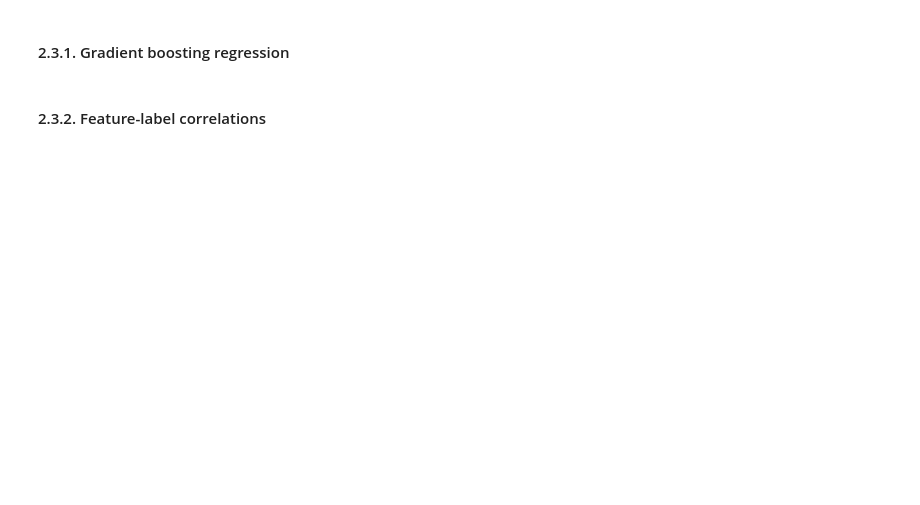
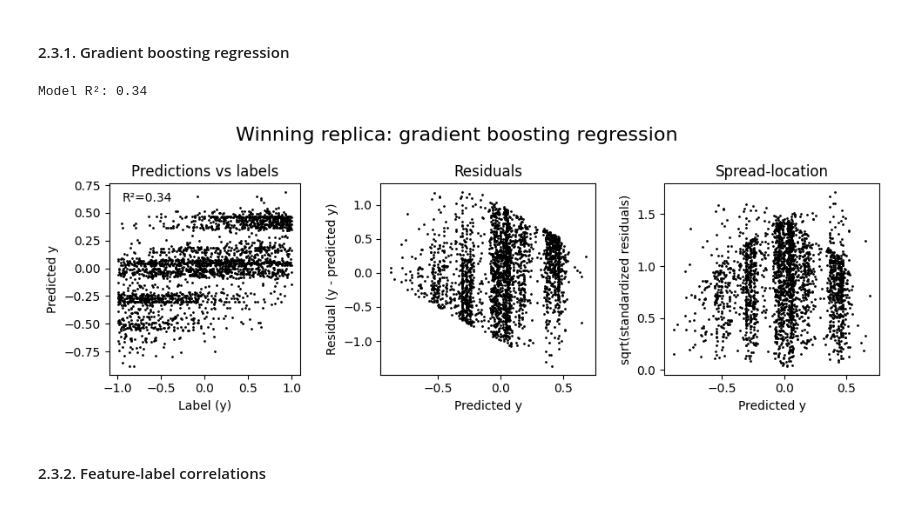
Before and after one commit to gperdrizet/hill_climber, a Jupyter notebook: notebooks/06-feature_interactions.ipynb, the cells around one changed output. Drawn from its saved outputs; the diff is of its cells as text; code cells hidden in the pictures; blank space fills up the shorter version.

Commit message:
Updated db step interval defaults and reset demo notebooks for new runs with new parameters and database format

```diff
--- a/notebooks/06-feature_interactions.ipynb
+++ b/notebooks/06-feature_interactions.ipynb
@@ -145,14 +132,14 @@ def objective_feature_interactions(x1, x2, x3, y):
 climber = HillClimber(
     data=data,
     objective_func=objective_feature_interactions,
-    initial_step_spread=1.0,
-    final_step_spread=0.1,
-    T_min=1e-3,
-    T_max=200,
-    cooling_rate=1e-3,
-    exchange_interval=50,
+    initial_step_spread=0.5,
+    final_step_spread=0.05,
+    T_min=0.001,
+    T_max=100,
+    cooling_rate=1e-4,
+    exchange_interval=1000,
     max_time=240,
-    n_replicas=20,
+    n_replicas=10,
     db_path='../data/feature_interactions.db'
 )
 
@@ -179,5 +150,7 @@ Temperature settings:
 # %% [markdown]
 ### 2.3. Results
 # %%
-train_df, test_df = train_test_split(best_data_df, test_size=100, random_state=315)
+train_df, test_df = train_test_split(best_data_df, random_state=315)
+train_df.reset_index(drop=True, inplace=True)
+test_df.reset_index(drop=True, inplace=True)
 train_df.head()
@@ -184,7 +164,7 @@ train_df.head()
 # %% [markdown]
 #### 2.3.1. Gradient boosting regression
 # %%
-model = GradientBoostingRegressor(n_estimators=50, max_depth=10)
+model = GradientBoostingRegressor()
 model.fit(train_df[['x1', 'x2', 'x3']].values, train_df['y'].values)
 
 y_pred = model.predict(test_df[['x1', 'x2', 'x3']].values)
@@ -193,32 +173,43 @@ standardized_residuals = (residuals - np.mean(residuals)) / np.std(residuals)
 root_standardized_residuals = np.sqrt(np.abs(standardized_residuals))
 r2 = r2_score(test_df['y'].values, y_pred)
 print(f'Model R²: {r2:.2f}')
+# %% [output]
+Model R²: 0.34
 # %%
 fig, axs = plt.subplots(1, 3, figsize=(10, 3.5))
 fig.suptitle('Winning replica: gradient boosting regression', fontsize=16)
 
 axs[0].set_title('Predictions vs labels')
 stats=f'R²={r2:.2f}'
-axs[0].annotate(xy=(-0.95, np.max(y_pred)), text=stats, ha='left', va='top', bbox=dict(boxstyle='square', fc='white', ec='white'))
+
+axs[0].annotate(
+    xy=(-0.95, np.max(y_pred)),
+    text=stats,
+    ha='left', va='top',
+    bbox=dict(boxstyle='square', fc='white', ec='white')
+)
+
 axs[0].scatter(test_df['y'].values, y_pred, s=1, c='black')
 axs[0].set_xlabel('Label (y)')
 axs[0].set_ylabel('Predicted y')
 axs[0].set_box_aspect(1)
 
 axs[1].set_title('Residuals')
 axs[1].scatter(y_pred, residuals, s=1, c='black')
 axs[1].set_xlabel('Predicted y')
 axs[1].set_ylabel('Residual (y - predicted y)')
 axs[0].set_box_aspect(1)
 
 axs[2].set_title('Spread-location')
 axs[2].scatter(y_pred, root_standardized_residuals, s=1, c='black')
 axs[2].set_xlabel('Predicted y')
 axs[2].set_ylabel('sqrt(standardized residuals)')
 axs[0].set_box_aspect(1)
 
 plt.tight_layout()
 plt.show()
+# %% [output]
+[figure, added]
 # %% [markdown]
 #### 2.3.2. Feature-label correlations
 # %%
```
Also changed, not shown: parts of 7 cells of this notebook, 2 other files.
